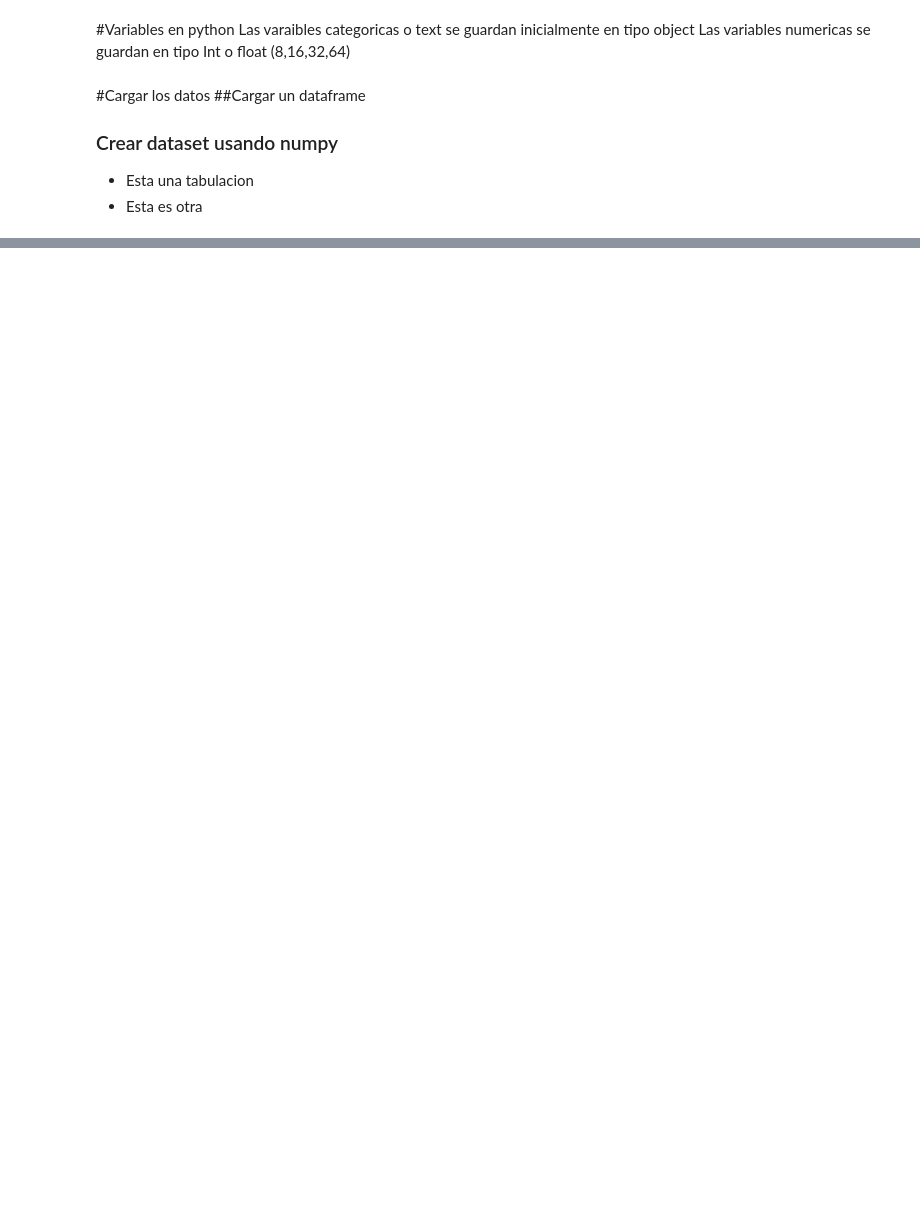
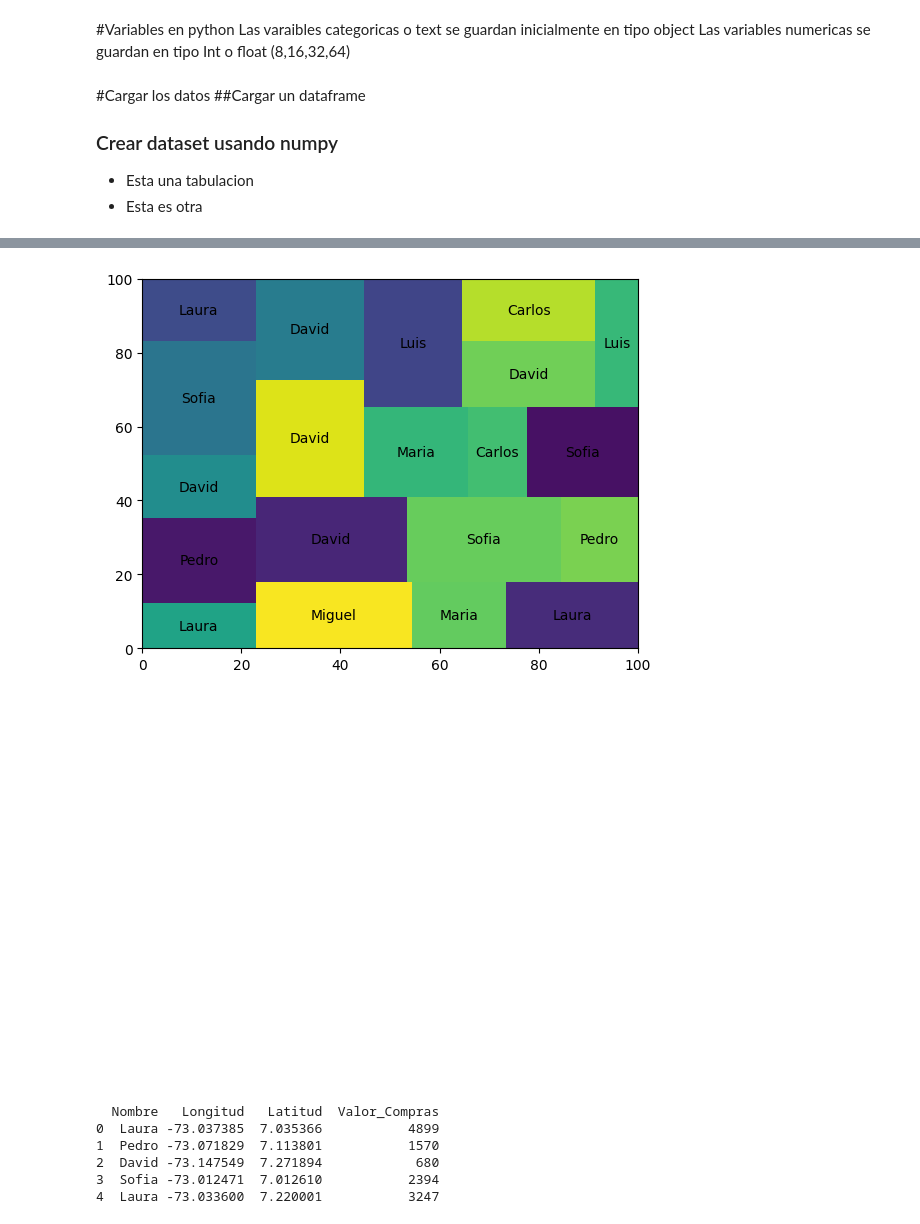
Before and after one commit to adiacla/Curso-Inteligencia-Artificial, a Jupyter notebook: Apuntes_EDA.ipynb, the cells around one changed output, grey strips where cells are left out. Drawn from its saved outputs; the diff is of its cells as text; code cells hidden in the pictures; blank space fills up the shorter version.

```diff
--- a/Apuntes_EDA.ipynb
+++ b/Apuntes_EDA.ipynb
@@ -27,0 +290,57 @@ data = {
+# %%
+import matplotlib.pyplot as plt
+import squarify
+
+
+# Treemap
+squarify.plot(sizes = df.Salario, label = df.Nombre, alpha= 1)
+#plt.axis('off')
+plt.show()
+
+# Remove the axis:
+plt.axis("off")
+
+plt.show()
+# %% [output]
+[figure, added]
+[figure, added]
+# %%
+# prompt: creame un dataframe con datos sintéticos de clientes (nombre, longitud, latitud, valor compras) la longitud y la latitud que este cercana bucaramanga
+
+import pandas as pd
+import numpy as np
+
+# Set a seed for reproducibility
+np.random.seed(42)
+
+# Number of customers
+num_customers = 100
+
+# Bucaramanga coordinates (approximate)
+bucaramanga_lat = 7.125
+bucaramanga_lon = -73.119
+
+# Generate synthetic data
+nombres = ['Ana', 'Luis', 'Maria', 'Pedro', 'Sofia', 'Carlos', 'Laura', 'David', 'Elena', 'Miguel']
+nombres = np.random.choice(nombres, size=num_customers)
+latitudes = np.random.normal(loc=bucaramanga_lat, scale=0.1, size=num_customers)  # Latitudes near Bucaramanga
+longitudes = np.random.normal(loc=bucaramanga_lon, scale=0.1, size=num_customers) # Longitudes near Bucaramanga
+valor_compras = np.random.randint(100, 5000, size=num_customers)
+
+# Create the DataFrame
+df_clientes = pd.DataFrame({
+    'Nombre': nombres,
+    'Longitud': longitudes,
+    'Latitud': latitudes,
+    'Valor_Compras': valor_compras
+})
+
+# Print the first few rows of the DataFrame
+print(df_clientes.head())
+# %% [output]
+  Nombre   Longitud   Latitud  Valor_Compras
+0  Laura -73.037385  7.035366           4899
+1  Pedro -73.071829  7.113801           1570
+2  David -73.147549  7.271894            680
+3  Sofia -73.012471  7.012610           2394
+4  Laura -73.033600  7.220001           3247
```
Also changed, not shown: parts of 29 cells of this notebook.
